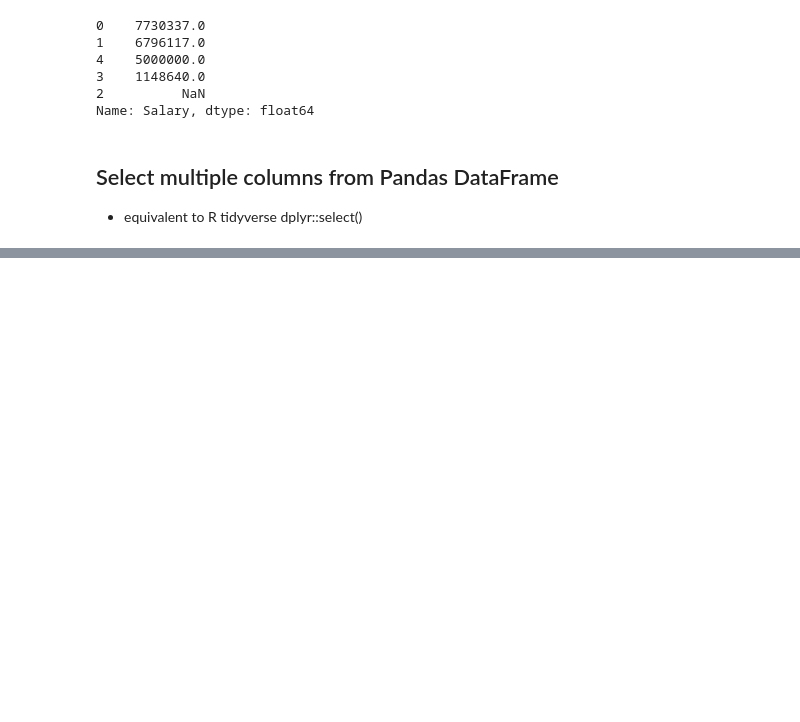
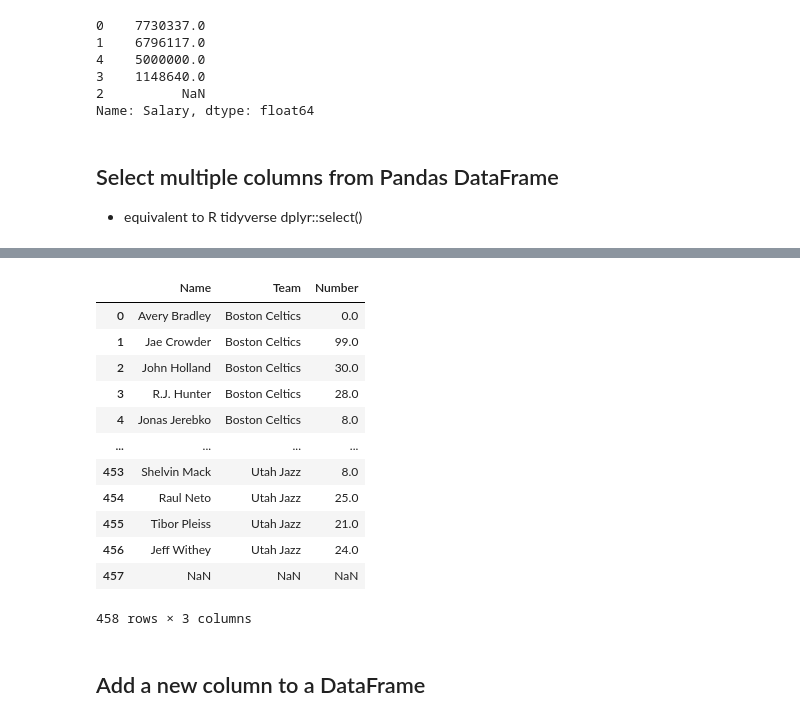
Before and after one commit to jack-cao-623/python_learning, a Jupyter notebook: dataframes_01.ipynb, the cells around one changed output, grey strips where cells are left out. Drawn from its saved outputs; the diff is of its cells as text; code cells hidden in the pictures; blank space fills up the shorter version.

```diff
--- a/dataframes_01.ipynb
+++ b/dataframes_01.ipynb
@@ -481,0 +539,19 @@ Name: Salary, dtype: float64
+# %%
+# save columns to extract as a separate variable
+columns_to_select = ['Name', 'Team', 'Number']
+
+nba[columns_to_select]
+# %% [output]
+|  | Name | Team | Number |
+| 0 | Avery Bradley | Boston Celtics | 0.0 |
+| 1 | Jae Crowder | Boston Celtics | 99.0 |
+| 2 | John Holland | Boston Celtics | 30.0 |
+| 3 | R.J. Hunter | Boston Celtics | 28.0 |
+| 4 | Jonas Jerebko | Boston Celtics | 8.0 |
+| ... | ... | ... | ... |
+| 453 | Shelvin Mack | Utah Jazz | 8.0 |
+| 454 | Raul Neto | Utah Jazz | 25.0 |
+| 455 | Tibor Pleiss | Utah Jazz | 21.0 |
+| 456 | Jeff Withey | Utah Jazz | 24.0 |
+| 457 | NaN | NaN | NaN |
+458 rows × 3 columns
@@ -481,0 +560,2 @@ Name: Salary, dtype: float64
+# %% [markdown]
+## Add a new column to a DataFrame
```
Also changed, not shown: parts of 5 cells of this notebook.
